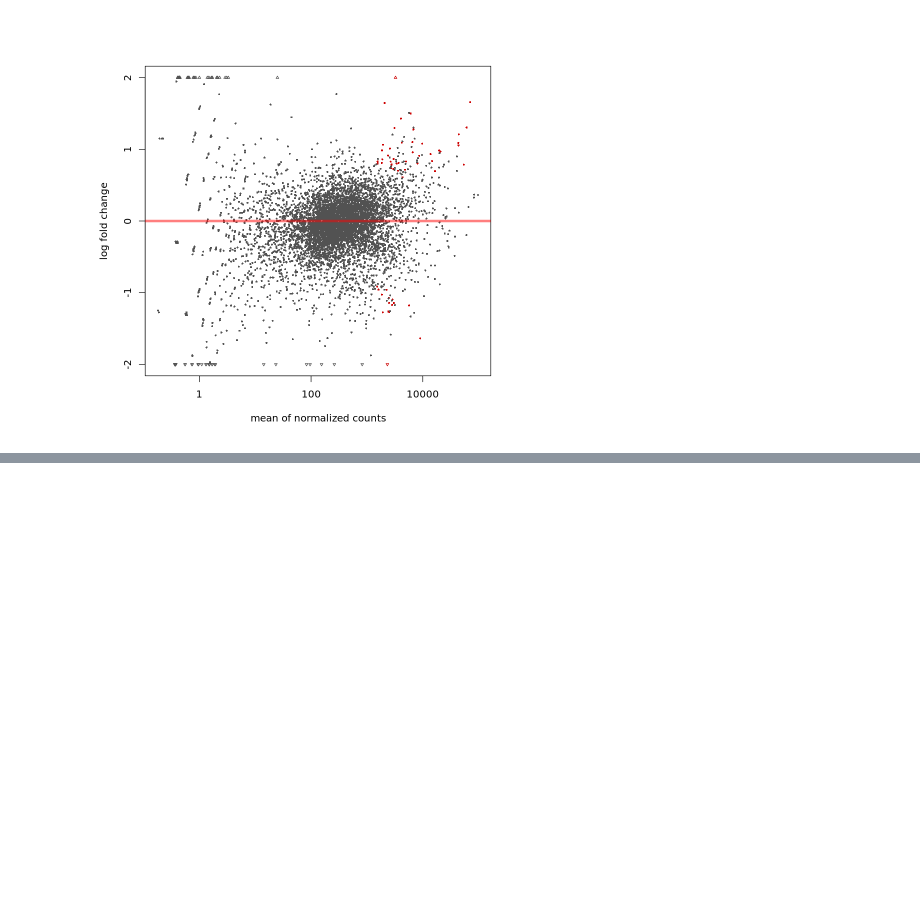
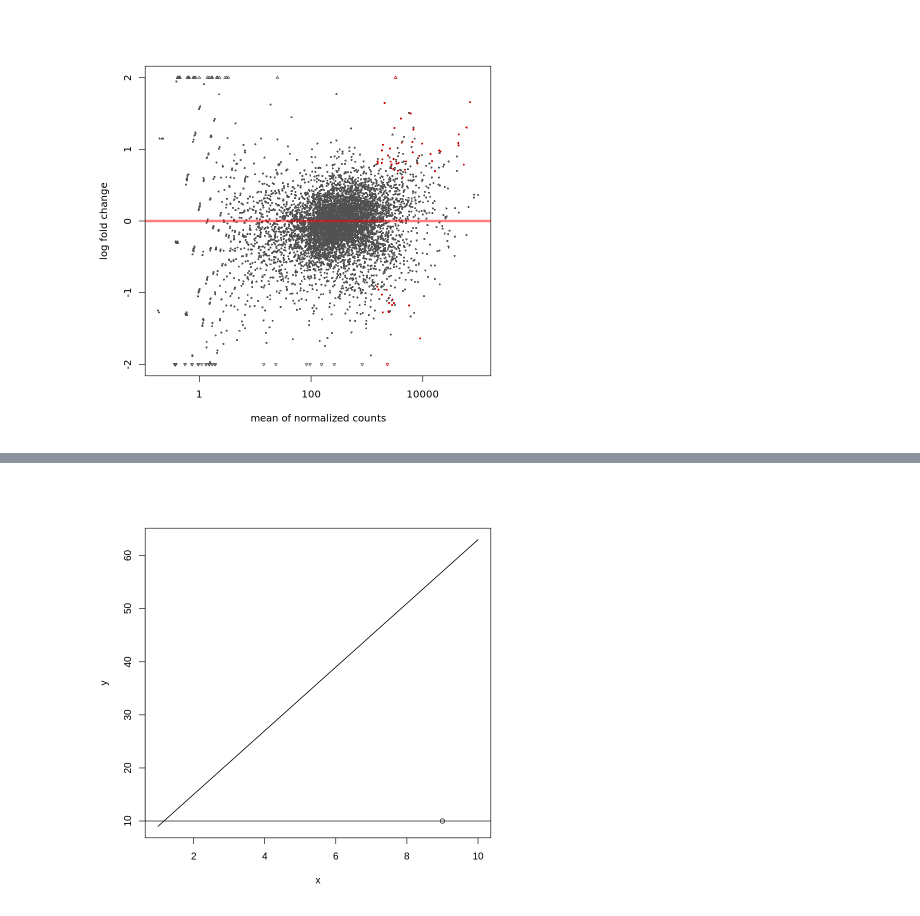
Before and after one commit to wangyang1749/yeast_data, a Jupyter notebook: script/DEG_detection.ipynb, the cells around one changed output, grey strips where cells are left out. Cells and saved outputs as stored; diff of their text form; code cells hidden in the pictures; blank space fills up the shorter version.

```diff
--- a/script/DEG_detection.ipynb
+++ b/script/DEG_detection.ipynb
@@ -130,0 +239,10 @@ plotMA(res, ylim=c(-2,2))
+# %%
+x <- c(1:10)
+y <- x*2+1
+y <- x*6+3
+plot(x,y,type='l')
+points(9,10)
+lines(x,y)
+abline(10,0)
+# %% [output]
+[figure, added]
```
Also changed, not shown: parts of 12 cells of this notebook, 7 other files.
